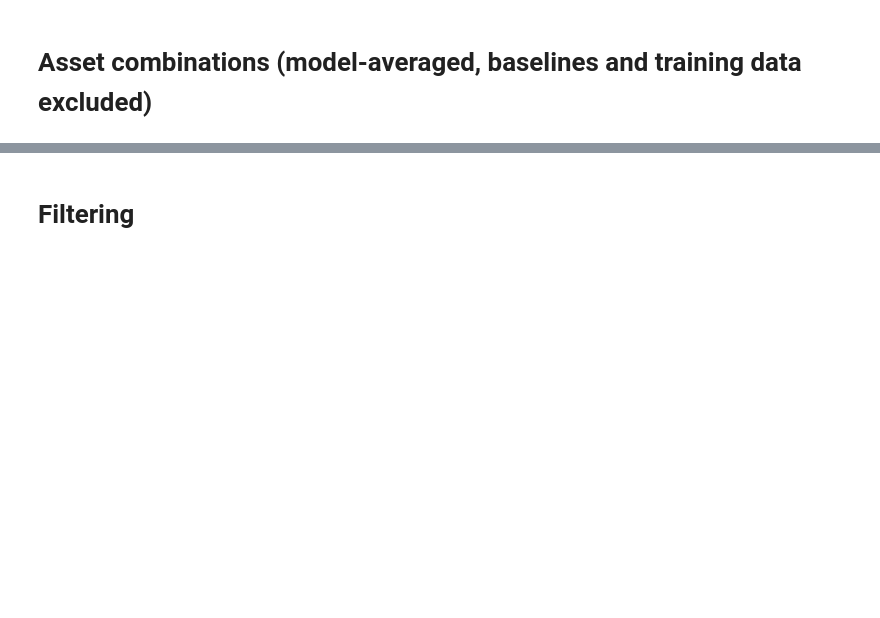
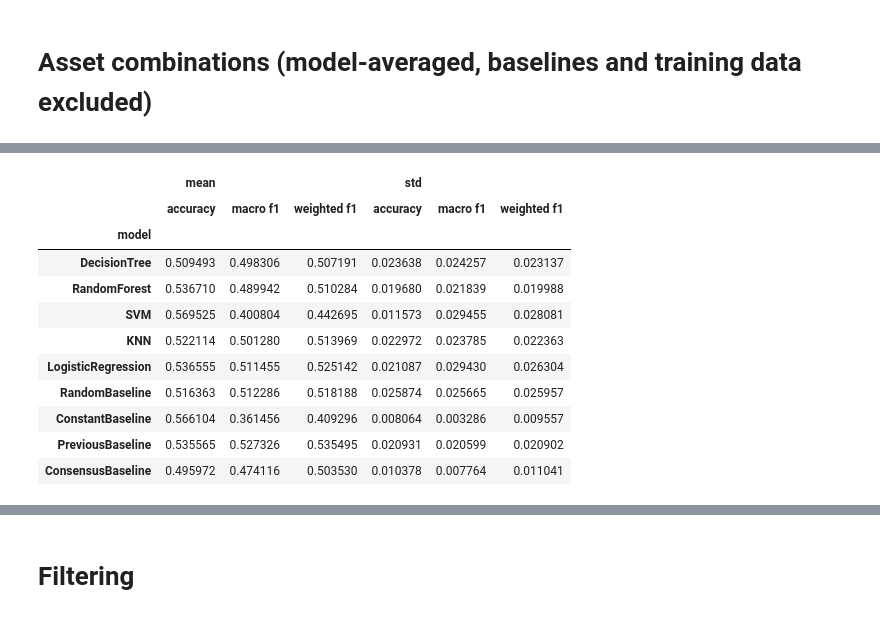
Before and after one commit to Swiss-MQP-2022/Intermarket-ML-For-EMH, a Jupyter notebook: stats.ipynb, the cells around one changed output, grey strips where cells are left out. Saved outputs shown, nothing was run; the diff lists cells and outputs as text; code cells hidden in the pictures; blank space fills up the shorter version.

```diff
--- a/stats.ipynb
+++ b/stats.ipynb
@@ -137,0 +127,25 @@ display(pivot)
+# %%
+df = data.loc[~data['Random']]
+
+pivot = []
+
+for model in Model:
+    pivot.append(df.loc[df[DataSplit.TEST]].pivot_table(values=[metric for metric in METRICS.keys()], index=model, aggfunc=[np.mean, np.std]))
+
+pivot = pd.concat(pivot, keys=[tab.index.name for tab in pivot], names=['model','used'])
+pivot = pivot.loc[pivot.index.get_level_values(1)].droplevel(1)
+
+display(pivot)
+# %% [output]
+|  | mean |  |  | std |  |  |
+|  | accuracy | macro f1 | weighted f1 | accuracy | macro f1 | weighted f1 |
+| model |  |  |  |  |  |  |
+| DecisionTree | 0.509493 | 0.498306 | 0.507191 | 0.023638 | 0.024257 | 0.023137 |
+| RandomForest | 0.536710 | 0.489942 | 0.510284 | 0.019680 | 0.021839 | 0.019988 |
+| SVM | 0.569525 | 0.400804 | 0.442695 | 0.011573 | 0.029455 | 0.028081 |
+| KNN | 0.522114 | 0.501280 | 0.513969 | 0.022972 | 0.023785 | 0.022363 |
+| LogisticRegression | 0.536555 | 0.511455 | 0.525142 | 0.021087 | 0.029430 | 0.026304 |
+| RandomBaseline | 0.516363 | 0.512286 | 0.518188 | 0.025874 | 0.025665 | 0.025957 |
+| ConstantBaseline | 0.566104 | 0.361456 | 0.409296 | 0.008064 | 0.003286 | 0.009557 |
+| PreviousBaseline | 0.535565 | 0.527326 | 0.535495 | 0.020931 | 0.020599 | 0.020902 |
+| ConsensusBaseline | 0.495972 | 0.474116 | 0.503530 | 0.010378 | 0.007764 | 0.011041 |
```
Also changed, not shown: parts of 5 cells of this notebook.
